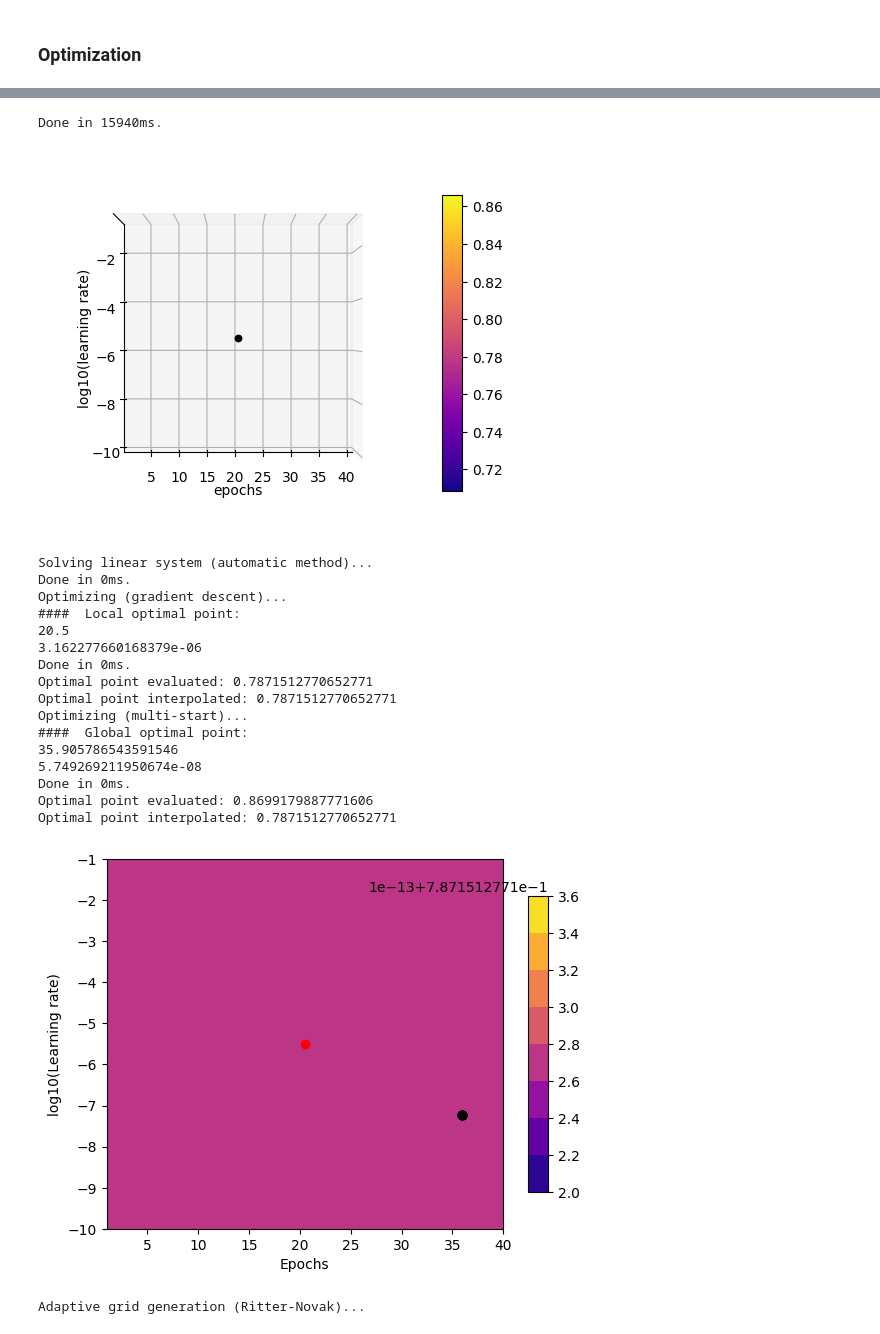
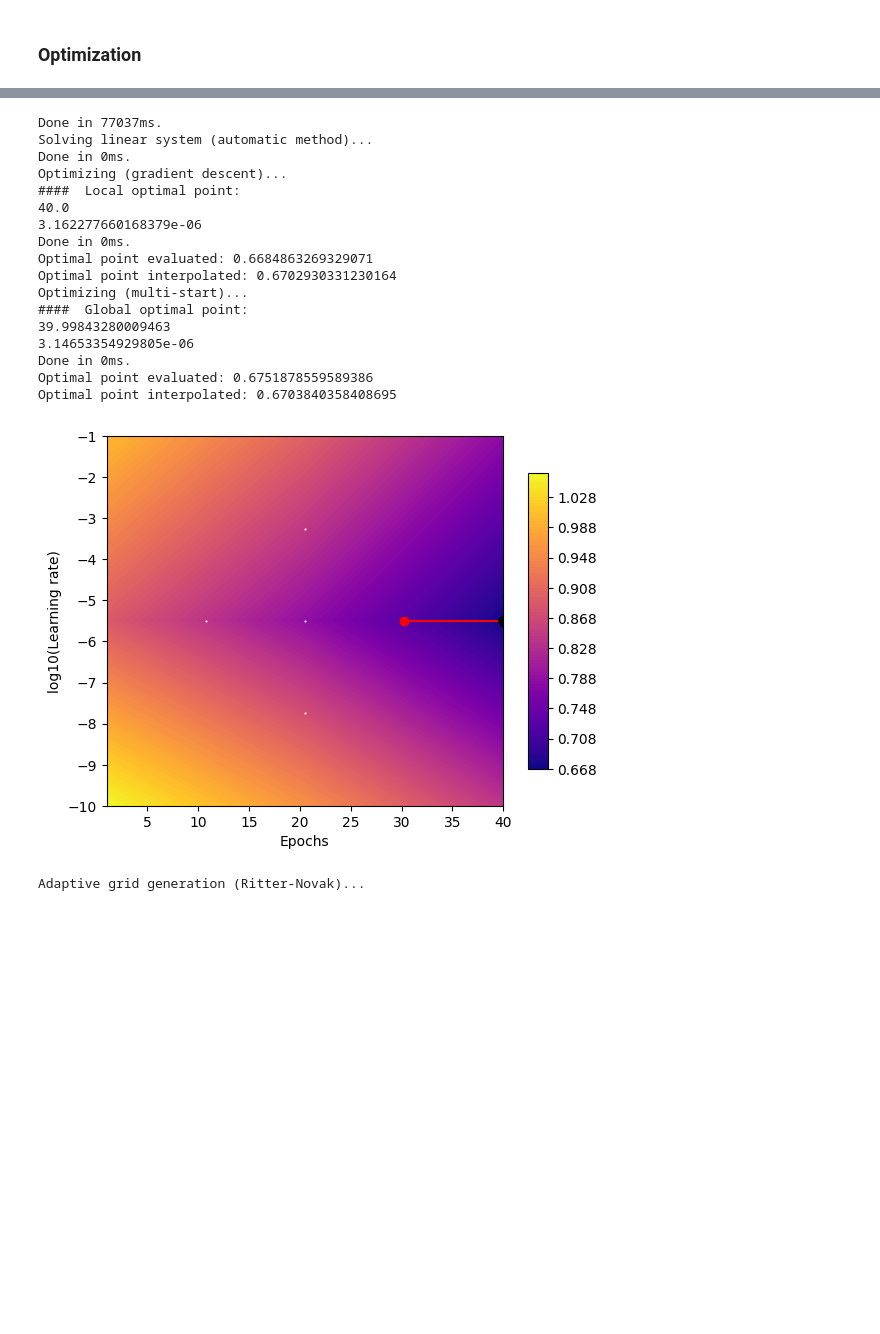
Before and after one commit to Muxlll/Masterarbeit, a Jupyter notebook: Code/Machine_learning_experiments/Optimizer_history.ipynb, the cells around one changed output, grey strips where cells are left out. Saved outputs shown, nothing was run; the diff lists cells and outputs as text; code cells hidden in the pictures; blank space fills up the shorter version.

```diff
--- a/Code/Machine_learning_experiments/Optimizer_history.ipynb
+++ b/Code/Machine_learning_experiments/Optimizer_history.ipynb
@@ -208,12 +208,12 @@ class ExampleFunction(pysgpp.ScalarFunction):
 
         return evaluate_model(epochs, batch_size, model_learning_rate, number_of_layers, neurons_per_layer)
 
-BUDGETS = [1, 5, 10, 30]
+BUDGETS = [5, 10, 30, 50]
 
 
 for budget in BUDGETS:
 
-    optimizer = HPO.SparseGridSearchOptimization(dataset, ExampleFunction(), hyperparameterspace, budget, verbosity=1, degree=2, adaptivity=0.85)
+    optimizer = HPO.SparseGridSearchOptimization(dataset, ExampleFunction(), hyperparameterspace, budget, verbosity=0, degree=2, adaptivity=0.85)
     optimizer = optimizer.fit()
 
     x = []
@@ -246,20 +246,19 @@ Adaptive grid generation (Ritter-Novak)...
-Done in 15940ms.
+Done in 77037ms.
+Solving linear system (automatic method)...
+Done in 0ms.
+Optimizing (gradient descent)...
+####  Local optimal point:
+40.0
+3.162277660168379e-06
+Done in 0ms.
+Optimal point evaluated: 0.6684863269329071
+Optimal point interpolated: 0.6702930331230164
+Optimizing (multi-start)...
+####  Global optimal point:
+39.99843280009463
+3.14653354929805e-06
+Done in 0ms.
+Optimal point evaluated: 0.6751878559589386
+Optimal point interpolated: 0.6703840358408695
-[figure, old version]
+[figure, new version]
-Solving linear system (automatic method)...
-Done in 0ms.
-Optimizing (gradient descent)...
-####  Local optimal point:
-20.5
-3.162277660168379e-06
-Done in 0ms.
-Optimal point evaluated: 0.7871512770652771
-Optimal point interpolated: 0.7871512770652771
-Optimizing (multi-start)...
-####  Global optimal point:
-35.905786543591546
-5.749269211950674e-08
-Done in 0ms.
-Optimal point evaluated: 0.8699179887771606
-Optimal point interpolated: 0.7871512770652771
+Adaptive grid generation (Ritter-Novak)...
-[figure, removed]
-Adaptive grid generation (Ritter-Novak)...
```
Also changed, not shown: parts of 2 cells of this notebook, 22 other files.
